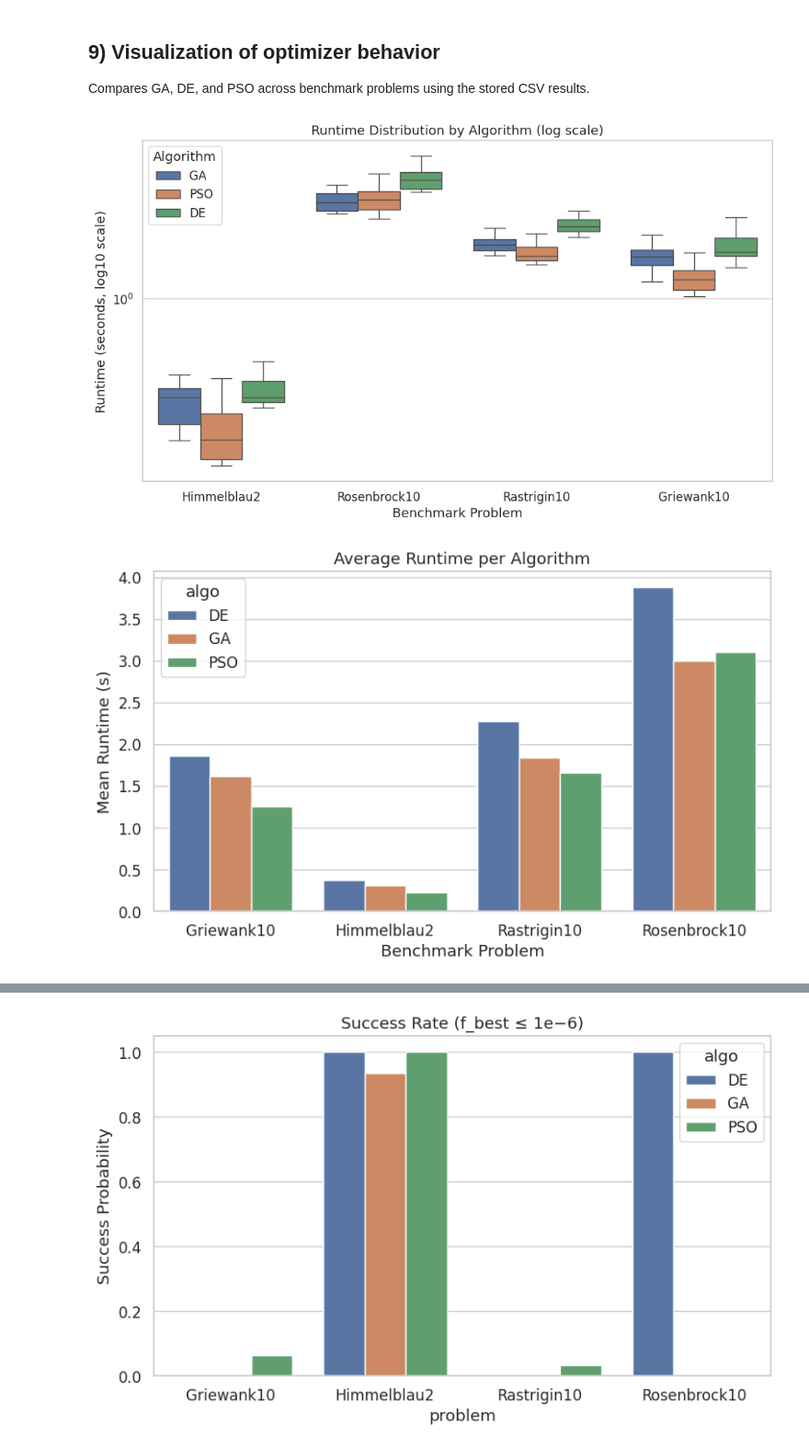
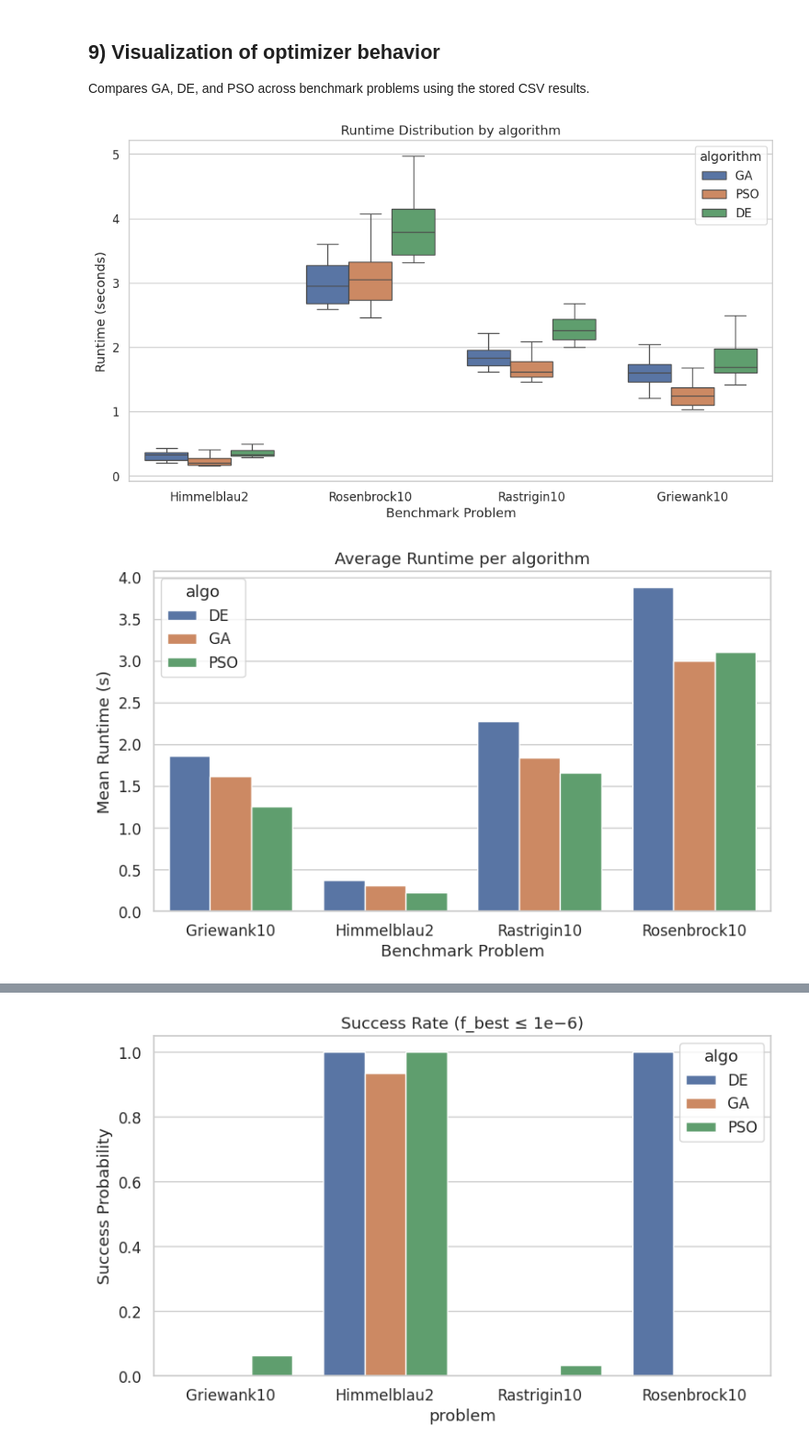
Before and after one commit to raqcoss/EvoComputing, a Jupyter notebook: HW3.ipynb, the cells around one changed output, grey strips where cells are left out. Shown at 92% size. Drawn from its saved outputs; the diff is of its cells as text; code cells hidden in the pictures.

```diff
--- a/HW3.ipynb
+++ b/HW3.ipynb
@@ -755,11 +796,10 @@ sns.boxplot(
     hue="algo",
     showfliers=False
 )
-plt.yscale("log")
-plt.title("Runtime Distribution by Algorithm (log scale)")
-plt.ylabel("Runtime (seconds, log10 scale)")
+plt.title("Runtime Distribution by algorithm")
+plt.ylabel("Runtime (seconds)")
 plt.xlabel("Benchmark Problem")
-plt.legend(title="Algorithm")
+plt.legend(title="algorithm")
 plt.tight_layout()
 plt.show()
 
@@ -776,35 +816,35 @@ sns.barplot(
     data=runtime_summary,
     x="problem",
     y="time_elapsed",
     hue="algo"
 )
-plt.title("Average Runtime per Algorithm")
+plt.title("Average Runtime per algorithm")
 plt.ylabel("Mean Runtime (s)")
 plt.xlabel("Benchmark Problem")
 plt.tight_layout()
 plt.show()
 
 # ---------------------------
 # 3. Fitness vs. Runtime (Efficiency Trade-off)
 # ---------------------------
 plt.figure(figsize=(8, 6))
 sns.scatterplot(
     data=df_all,
     x="time_elapsed",
     y="f_best",
     hue="algo",
     style="problem",
     s=80
 )
 plt.xscale("log")
 plt.yscale("log")
 plt.xlabel("Runtime (seconds, log scale)")
 plt.ylabel("Final Fitness (log scale)")
 plt.title("Efficiency Trade-off: Fitness vs Runtime")
 plt.tight_layout()
 plt.show()
 # %% [output]
-[figure, old version]
+[figure, new version]
 [figure]
 [figure]
 # %%
```
Also changed, not shown: parts of 11 cells of this notebook, 5 other files.
